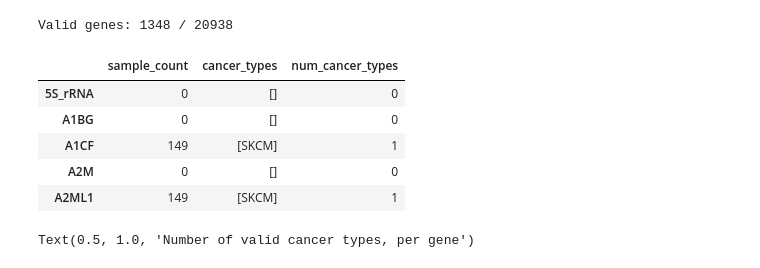
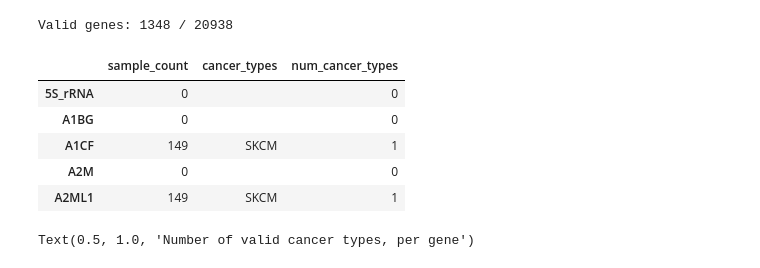
Before and after one commit to greenelab/mpmp, a Jupyter notebook: 01_explore_data/count_all_genes_filters.ipynb, the cells around one changed output. Drawn from its saved outputs; the diff is of its cells as text; code cells hidden in the pictures.

```diff
--- a/01_explore_data/count_all_genes_filters.ipynb
+++ b/01_explore_data/count_all_genes_filters.ipynb
@@ -8,6 +8,13 @@ import pandas as pd
 import mpmp.config as cfg
 from mpmp.data_models.tcga_data_model import TCGADataModel
 import mpmp.utilities.data_utilities as du
+# %%
+use_copy_data = False
+
+if use_copy_data:
+    output_file = Path('./gene_sample_count_with_copy.tsv')
+else:
+    output_file = Path('./gene_sample_count_no_copy.tsv')
 # %%
 # load some data we need, this takes a bit
 tcga_data = TCGADataModel(seed=cfg.default_seed, verbose=False)
@@ -19,20 +26,23 @@ def gene_sample_count(gene, data_model, classification='neither'):
                                         classification,
                                         None)
         sample_count = tcga_data.X_df.shape[0]
-        cancer_types = (tcga_data.sample_info_df
+        cancer_types = ';'.join(tcga_data.sample_info_df
           .loc[tcga_data.X_df.index, 'cancer_type']
           .unique()
         )
     except KeyError:
         sample_count = np.nan
-        cancer_types = []
+        cancer_types = pd.NA
 
     return (gene, sample_count, cancer_types)
 # %%
 # cache partial results and load them
-output_file = Path('./gene_sample_count_no_copy.tsv')
 if output_file.is_file():
-    output_df = pd.read_csv(output_file, sep='\t', index_col=0)
+    output_df = pd.read_csv(
+        output_file, sep='\t', index_col=0
+    )
+    output_df.cancer_types.fillna('', inplace=True)
+    output_df.loc[output_df.cancer_types == '[]', 'cancer_types'] = []
 else:
     output_df = pd.DataFrame()
 
@@ -72,7 +85,8 @@ for gene_ix, gene in enumerate(gene_list):
     gene_name, sample_count, cancer_types = gene_sample_count(
         gene,
         tcga_data,
-        classification='neither')
+        classification=('Oncogene, TSG' if use_copy_data else 'neither')
+    )
 
     # add to output dataframe
     output_df = pd.concat((
@@ -116,15 +138,16 @@ print('Valid genes:', valid_genes, '/', output_df.shape[0])
 # %% [output]
 Valid genes: 1348 / 20938
 # %%
-output_df['num_cancer_types'] = output_df.cancer_types.str.len()
+output_df['num_cancer_types'] = output_df.cancer_types.str.split(';', expand=False).apply(len)
+output_df.loc[output_df.sample_count == 0, 'num_cancer_types'] = 0
 output_df.head()
 # %% [output]
 |  | sample_count | cancer_types | num_cancer_types |
-| 5S_rRNA | 0 | [] | 0 |
-| A1BG | 0 | [] | 0 |
-| A1CF | 149 | [SKCM] | 1 |
-| A2M | 0 | [] | 0 |
-| A2ML1 | 149 | [SKCM] | 1 |
+| 5S_rRNA | 0 |  | 0 |
+| A1BG | 0 |  | 0 |
+| A1CF | 149 | SKCM | 1 |
+| A2M | 0 |  | 0 |
+| A2ML1 | 149 | SKCM | 1 |
 # %%
 import seaborn as sns
 import matplotlib.pyplot as plt
```
Also changed, not shown: parts of 5 cells of this notebook, 1 other file.
